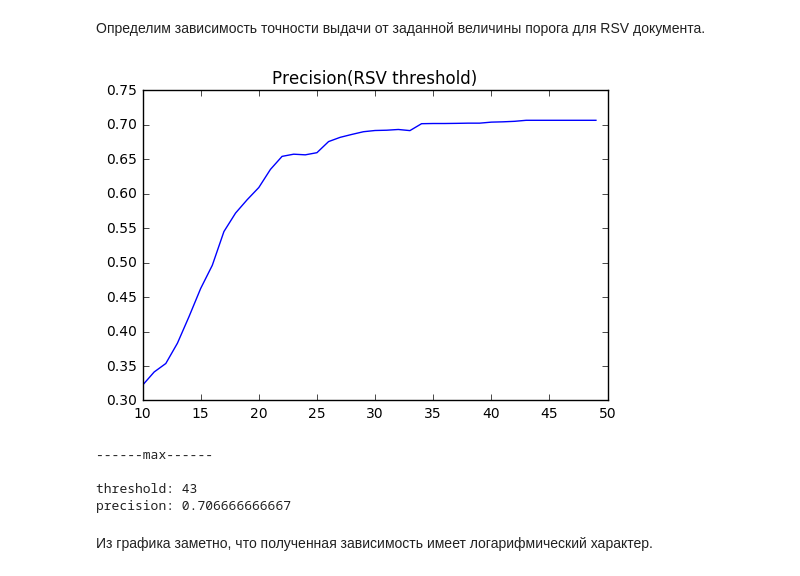
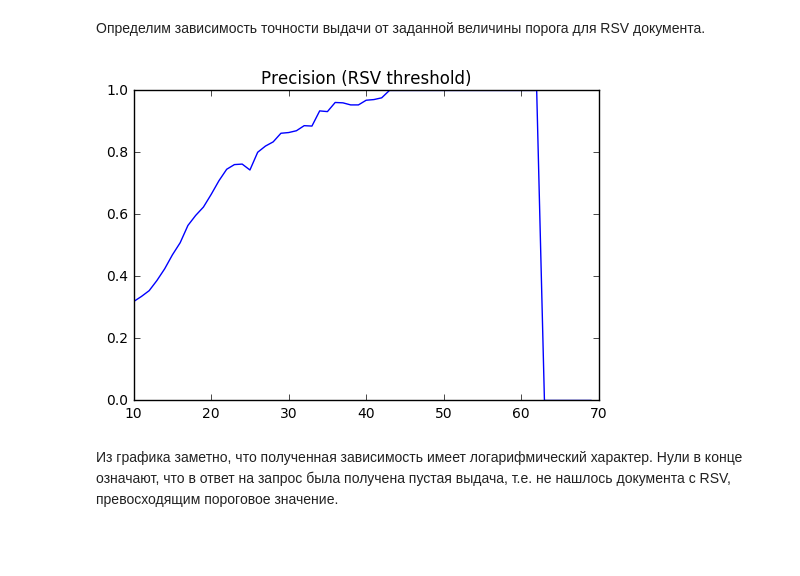
Before and after one commit to dkaganovich/mag-ir-hw1, a Jupyter notebook: hw1.ipynb, the cells around one changed output. Saved outputs shown, nothing was run; the diff lists cells and outputs as text; code cells hidden in the pictures; blank space fills up the shorter version.

Commit message:
fix threshold filtering

```diff
--- a/hw1.ipynb
+++ b/hw1.ipynb
@@ -249,7 +249,7 @@ class SearchEngine(object):
 
         result = sorted(rsv.iteritems(), key = lambda e: e[1], reverse = True)[:limit]
         if threshold is not None:
-            return [(doc_id, score) for doc_id, score in result if score >= min(result[0][1], threshold)]
+            return [(doc_id, score) for doc_id, score in result if score >= threshold]
         else:
             return result
 
@@ -321,6 +321,10 @@ def eval_output():
         if qid not in q2retrd:
             q2retrd[qid] = []
         q2retrd[qid].append(did)
+    if not q2retrd:
+        print("mean precision: {}\nmean recall: {}\nmean F-measure: {}")
+        print("MAP@10: {}")
+        return
     #
     N = len(q2retrd.keys())
     precision = sum([len(q2reld[q].intersection(q2retrd[q]))*1.0/len(q2retrd[q]) for q in q2retrd.keys()]) / N
@@ -354,6 +358,8 @@ def f1_score():
         if qid not in q2retrd:
             q2retrd[qid] = []
         q2retrd[qid].append(did)
+    if not q2retrd:
+        return 0.0
     #
     N = len(q2retrd.keys())
     precision = sum([len(q2reld[q].intersection(q2retrd[q]))*1.0/len(q2retrd[q]) for q in q2retrd.keys()]) / N
@@ -374,6 +380,8 @@ def precision():
         if qid not in q2retrd:
             q2retrd[qid] = []
         q2retrd[qid].append(did)
+    if not q2retrd:
+        return 0.0
     #
     N = len(q2retrd.keys())
     precision = sum([len(q2reld[q].intersection(q2retrd[q]))*1.0/len(q2retrd[q]) for q in q2retrd.keys()]) / N
@@ -576,37 +584,25 @@ _k2 = 0
 # %%
 import numpy as np
 import matplotlib.pyplot as plt
 
 %matplotlib inline
 
 def task10():
     doc_index = index(_text_analyzer, _index_field, _doc_db)
     ranker = BM25Ranker(_k1, _b, _k2)
-    _threshold, _precis = None, None
     xpts, ypts = [], []
-    for threshold in xrange(10, 50):
+    for threshold in xrange(10, 70):
         search(_text_analyzer, ranker, doc_index, _doc_db, _query_db, 10, False, threshold)
-        precis = precision()
         xpts.append(threshold)
-        ypts.append(precis)
-        if _precis < precis:
-            _threshold = threshold
-            _precis = precis
+        ypts.append(precision())
 
     f, ax = plt.subplots()
     ax.plot(xpts, ypts)
-    ax.set_title('Precision(RSV threshold)')
+    ax.set_title('Precision (RSV threshold)')
     plt.show()
 
-    print "\n------max------"
-    print "\nthreshold: {}\nprecision: {}".format(_threshold, _precis)
-
 task10()
 # %% [output]
-[figure, old version]
+[figure, new version]
-------max------
-
-threshold: 43
-precision: 0.706666666667
-# %% [markdown]
-Из графика заметно, что полученная зависимость имеет логарифмический характер.
+# %% [markdown]
+Из графика заметно, что полученная зависимость имеет логарифмический характер. Нули в конце означают, что в ответ на запрос была получена пустая выдача, т.е. не нашлось документа с RSV, превосходящим пороговое значение.
```
Also changed, not shown: 1 other file.
